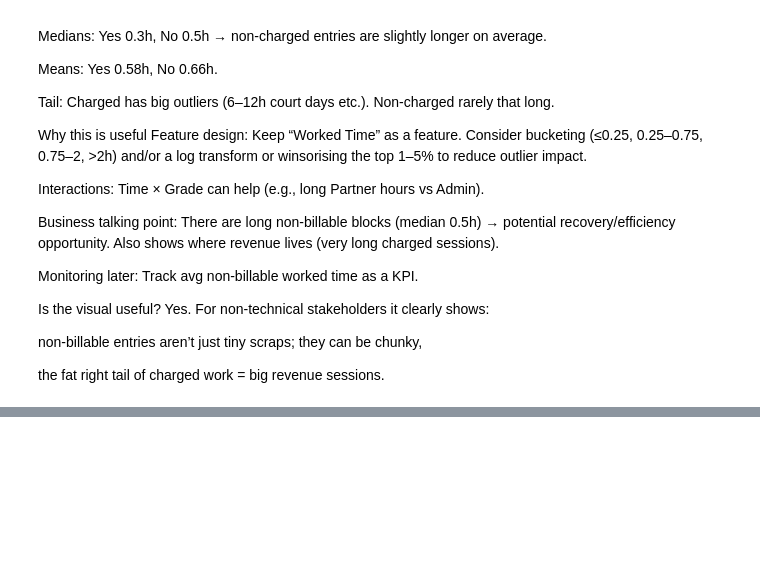
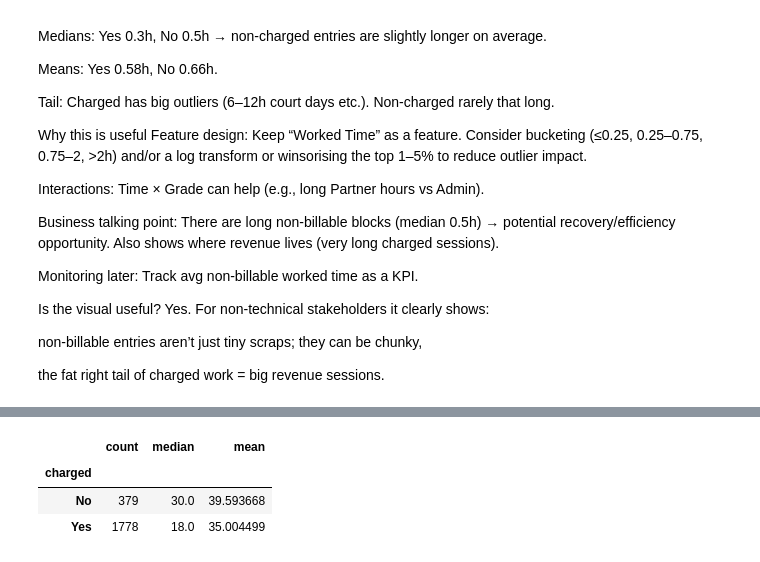
Before and after one commit to MuhammadToqeer/legal-time-categorisation-poc, a Jupyter notebook: notebooks/01_eda.ipynb, the cells around one changed output, grey strips where cells are left out. Saved outputs shown, nothing was run; the diff lists cells and outputs as text; code cells hidden in the pictures; blank space fills up the shorter version.

```diff
--- a/notebooks/01_eda.ipynb
+++ b/notebooks/01_eda.ipynb
@@ -335,3 +335,24 @@ Yes. For non-technical stakeholders it clearly shows:
 non-billable entries aren’t just tiny scraps; they can be chunky,
 
 the fat right tail of charged work = big revenue sessions.
+# %%
+import plotly.express as px
+
+# derive minutes (keep hours as-is for modelling)
+df["worked_minutes"] = (df["Worked Time"] * 60).round(0).astype(int)
+
+# optional: also create 6-minute billing buckets (useful later for business view)
+df["worked_min_bucket6"] = ((df["worked_minutes"] / 6).round().astype(int) * 6).astype(int)
+
+# re-do the plot in minutes
+dfv = df.assign(charged=df["Charged to Client?"].str.upper().map({"YES": "Yes", "NO": "No"}))
+fig = px.box(
+    dfv, x="charged", y="worked_minutes", color="charged",
+    title="Worked minutes vs Charged?"
+)
+fig.update_layout(template="simple_white", xaxis_title=None, yaxis_title="Minutes")
+fig.show()
+
+# quick summary in minutes
+dfv.groupby("charged")["worked_minutes"].agg(count="size", median="median", mean="mean")
+# %% [output]
@@ -337,0 +360,4 @@ the fat right tail of charged work = big revenue sessions.
+|  | count | median | mean |
+| charged |  |  |  |
+| No | 379 | 30.0 | 39.593668 |
+| Yes | 1778 | 18.0 | 35.004499 |
```
Also changed, not shown: parts of 9 cells of this notebook.
